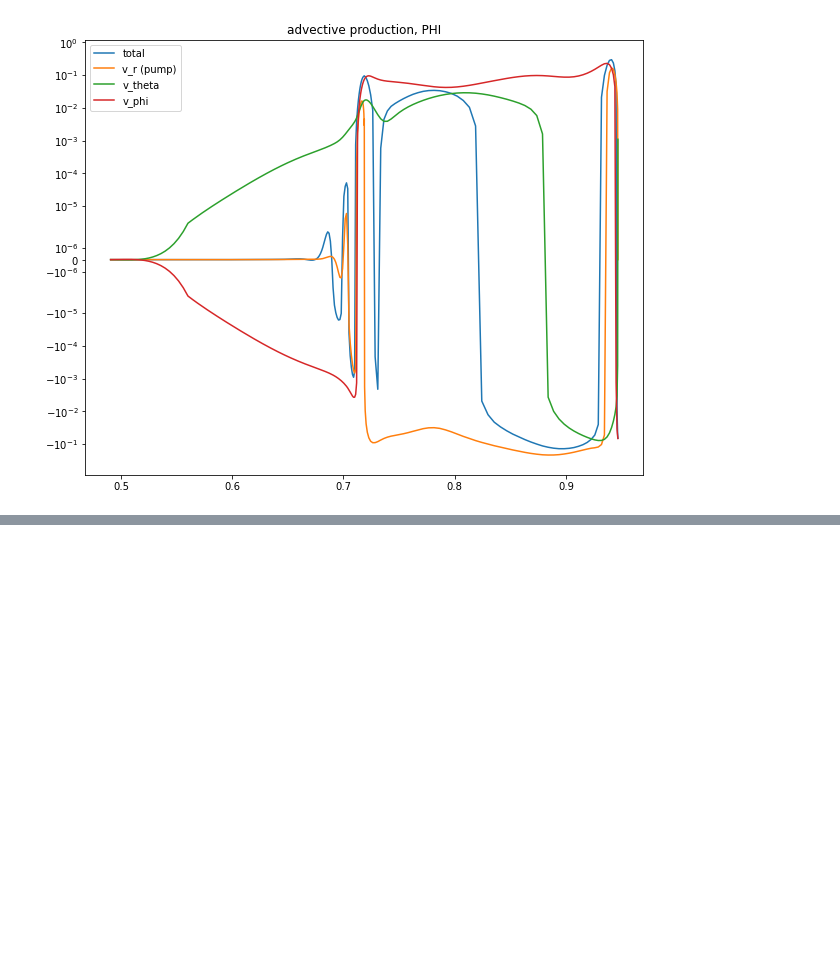
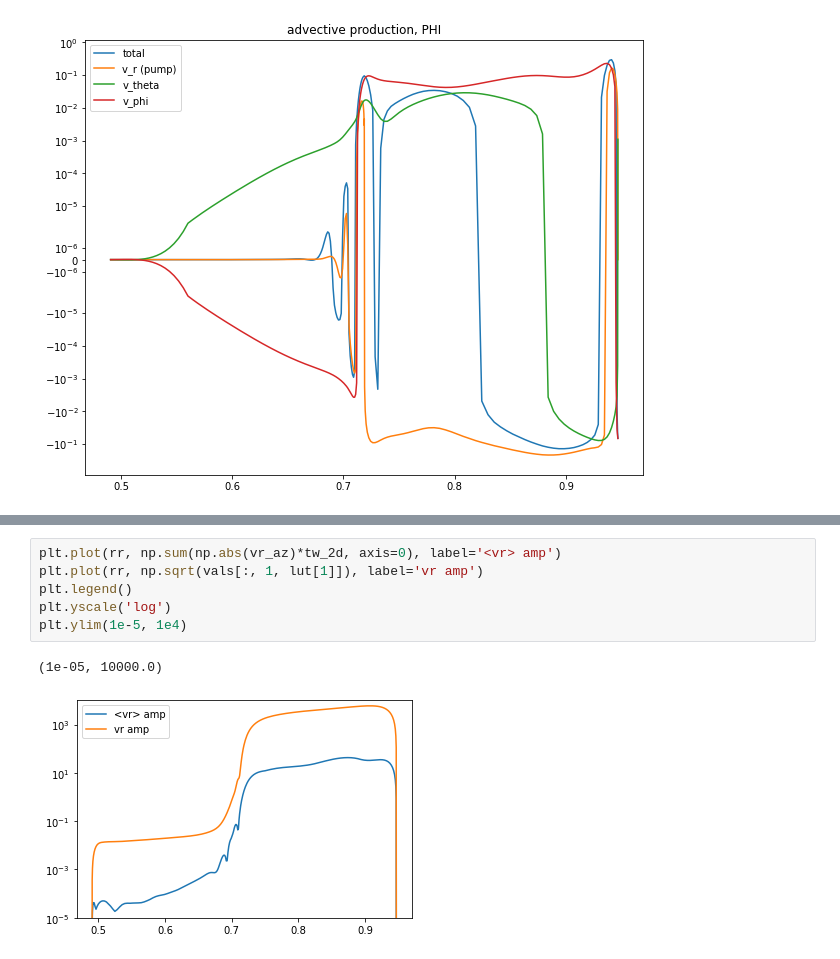
Before and after one commit to illorenzo7/Tacho_Letter_Plots_Part2, a Jupyter notebook: 00_meprod.ipynb, the cells around one changed output, grey strips where cells are left out. Saved outputs shown, nothing was run; the diff lists cells and outputs as text; blank space fills up the shorter version.

```diff
--- a/00_meprod.ipynb
+++ b/00_meprod.ipynb
@@ -485,0 +517,9 @@ plt.plot(rr, pump_mc_shav)
+# %%
+plt.plot(rr, np.sum(np.abs(vr_az)*tw_2d, axis=0), label='<vr> amp')
+plt.plot(rr, np.sqrt(vals[:, 1, lut[1]]), label='vr amp')
+plt.legend()
+plt.yscale('log')
+plt.ylim(1e-5, 1e4)
+# %% [output]
+(1e-05, 10000.0)
+[figure, added]
```
Also changed, not shown: parts of 19 cells of this notebook.
